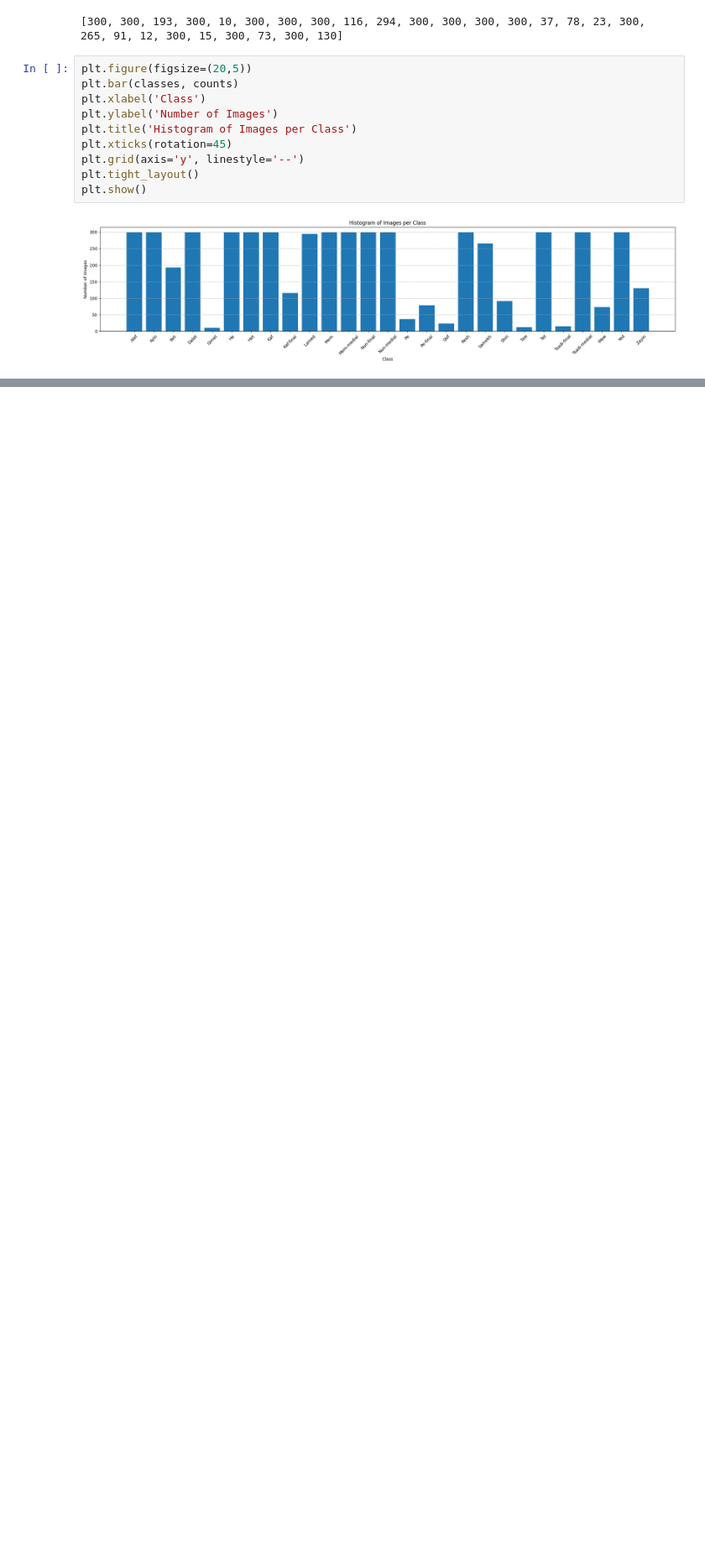
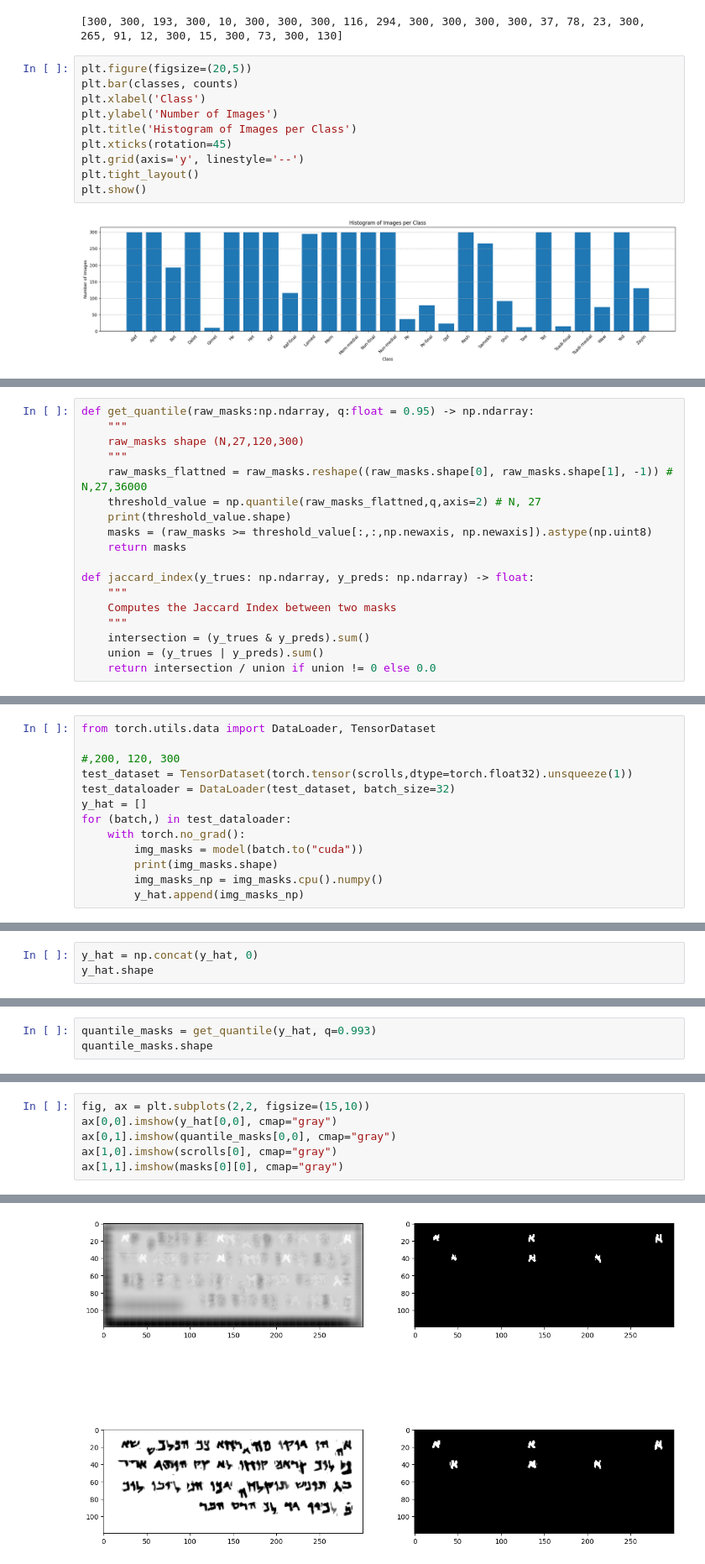
Before and after one commit to DeLnlyMthrLvr/DeadSeaScrolls, a Jupyter notebook: seb/playground.ipynb, the cells around one changed output, grey strips where cells are left out. Shown at 84% size. Drawn from its saved outputs; the diff is of its cells as text; blank space fills up the shorter version.

```diff
--- a/seb/playground.ipynb
+++ b/seb/playground.ipynb
@@ -154,0 +130,18 @@ NameError: name 'ocr_response' is not defined
+# %%
+def get_quantile(raw_masks:np.ndarray, q:float = 0.95) -> np.ndarray:
+    """
+    raw_masks shape (N,27,120,300)
+    """
+    raw_masks_flattned = raw_masks.reshape((raw_masks.shape[0], raw_masks.shape[1], -1)) # N,27,36000
+    threshold_value = np.quantile(raw_masks_flattned,q,axis=2) # N, 27
+    print(threshold_value.shape)
+    masks = (raw_masks >= threshold_value[:,:,np.newaxis, np.newaxis]).astype(np.uint8)
+    return masks
+
+def jaccard_index(y_trues: np.ndarray, y_preds: np.ndarray) -> float:
+    """
+    Computes the Jaccard Index between two masks
+    """
+    intersection = (y_trues & y_preds).sum()
+    union = (y_trues | y_preds).sum()
+    return intersection / union if union != 0 else 0.0
@@ -154,0 +152,13 @@ NameError: name 'ocr_response' is not defined
+# %%
+from torch.utils.data import DataLoader, TensorDataset
+
+#,200, 120, 300
+test_dataset = TensorDataset(torch.tensor(scrolls,dtype=torch.float32).unsqueeze(1))
+test_dataloader = DataLoader(test_dataset, batch_size=32)
+y_hat = []
+for (batch,) in test_dataloader:
+    with torch.no_grad():
+        img_masks = model(batch.to("cuda"))
+        print(img_masks.shape)
+        img_masks_np = img_masks.cpu().numpy()
+        y_hat.append(img_masks_np)
@@ -154,0 +173,3 @@ NameError: name 'ocr_response' is not defined
+# %%
+y_hat = np.concat(y_hat, 0)
+y_hat.shape
@@ -154,0 +178,3 @@ NameError: name 'ocr_response' is not defined
+# %%
+quantile_masks = get_quantile(y_hat, q=0.993)
+quantile_masks.shape
@@ -154,0 +184,7 @@ NameError: name 'ocr_response' is not defined
+# %%
+fig, ax = plt.subplots(2,2, figsize=(15,10))
+ax[0,0].imshow(y_hat[0,0], cmap="gray")
+ax[0,1].imshow(quantile_masks[0,0], cmap="gray")
+ax[1,0].imshow(scrolls[0], cmap="gray")
+ax[1,1].imshow(masks[0][0], cmap="gray")
+# %% [output]
@@ -154,0 +192 @@ NameError: name 'ocr_response' is not defined
+[figure, added]
```
Also changed, not shown: parts of 19 cells of this notebook, 12 other files.
